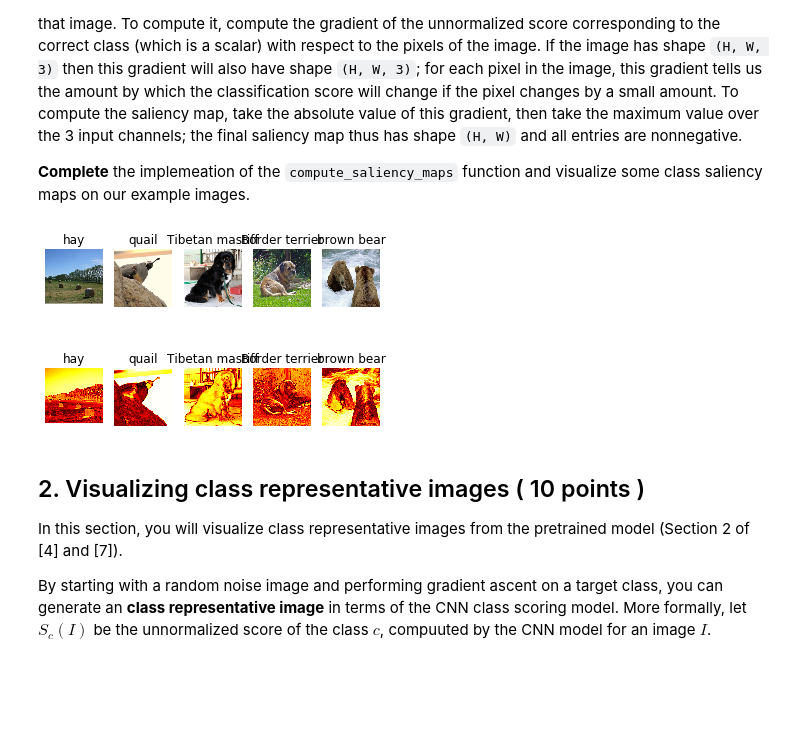
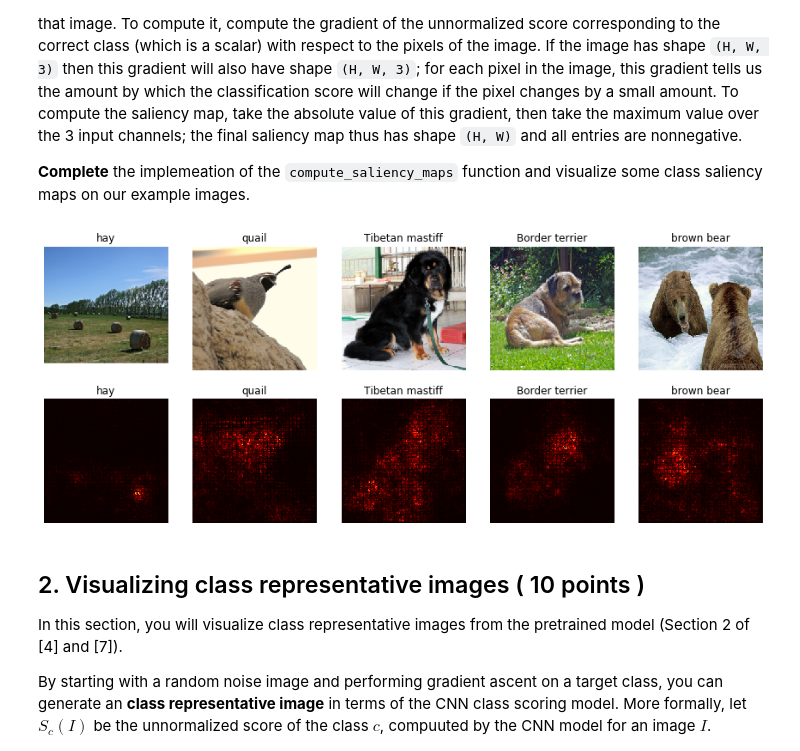
Before and after one commit to vanduc103/deep-learning-2019, a Jupyter notebook: Assignment2/Assignment2-3_Visualizing_CNN.ipynb, the cells around one changed output. Drawn from its saved outputs; the diff is of its cells as text; code cells hidden in the pictures; blank space fills up the shorter version.

```diff
--- a/Assignment2/Assignment2-3_Visualizing_CNN.ipynb
+++ b/Assignment2/Assignment2-3_Visualizing_CNN.ipynb
@@ -80,30 +82,26 @@ A **saliency map** tells us the degree to which each pixel in the image affects
 # %%
 def compute_saliency_maps(sess, model, X, Y):
     """ Compute a class saliency map using the model for images X and labels Y """
     ##############################################################################
     #                          IMPLEMENT YOUR CODE                               #
     ##############################################################################
-    outputs = sess.run(model.outputs, feed_dict = {model.inputs: X, model.targets: Y})
-    #print(outputs.shape)
-    #print(X.shape)
-    #print(Y.shape)
-    (N, H, W, C) = X.shape
-    dw = np.zeros(X.shape)
-    saliency = np.zeros((N, H, W))
-    for i in range(N):
-        dw[i, :, :, :] = X[i, :, :, :] * (outputs[i, Y[i]] - 1)
-    dw = np.absolute(dw)
-    saliency = np.amax(dw, axis=3)
+    saliency = None
+    correct_scores = tf.gather_nd(model.outputs,
+                                  tf.stack((tf.range(X.shape[0]), model.targets), axis=1))
+    loss = correct_scores
+    gradient = tf.gradients(loss, model.inputs)
+    dw = sess.run(gradient, feed_dict={model.inputs:X, model.targets:Y})[0]
+    saliency = np.abs(dw).max(axis=3)
     #pass
     ##############################################################################
     #                             END OF YOUR CODE                               #
     ##############################################################################
     return saliency
 
 SaliencyMaps = compute_saliency_maps(sess, model, X, Y)
 plot_images(X, Y, Class_names, SaliencyMaps=SaliencyMaps)
 # %% [output]
-[figure, old version]
+[figure, new version]
 # %% [markdown]
 ## <a name="2"></a> 2. Visualizing class representative images ( 10 points )
 
```
Also changed, not shown: parts of 3 cells of this notebook.
